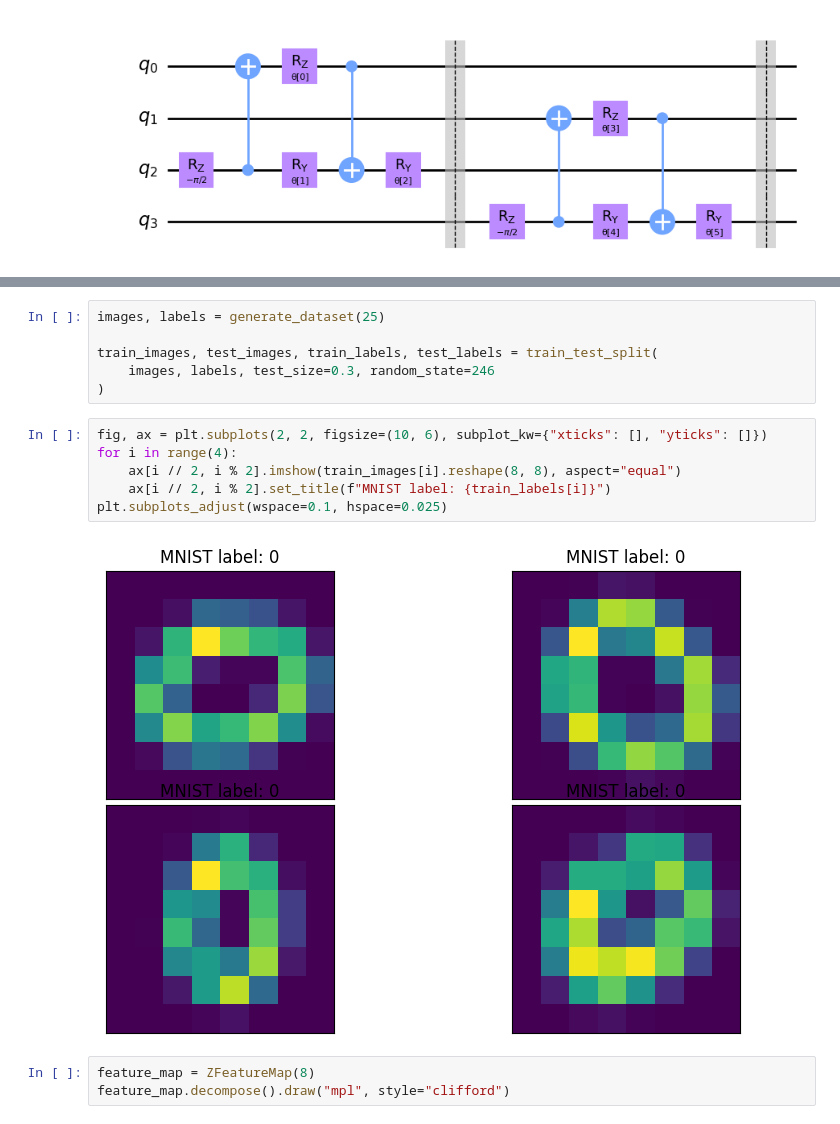
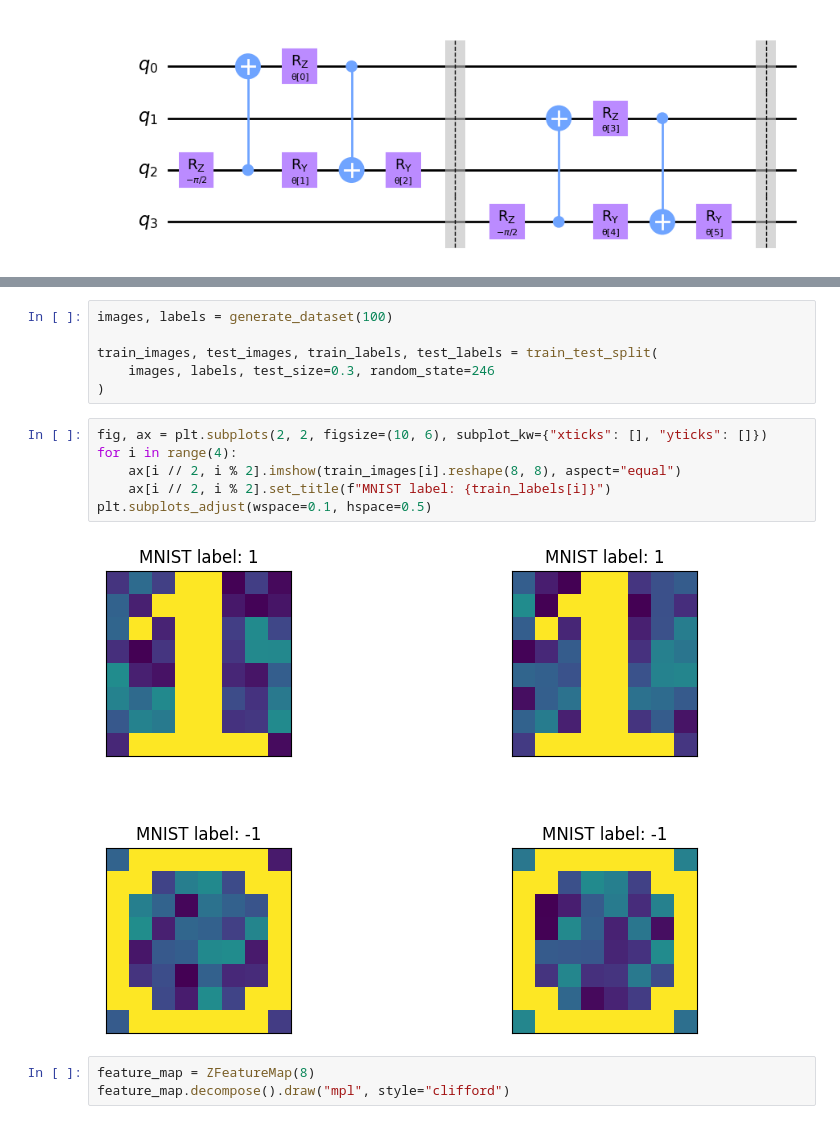
Before and after one commit to coteacarla/Hackathon_QC, a Jupyter notebook: Quantum_Convolution_Neural_Network.ipynb, the cells around one changed output, grey strips where cells are left out. Cells and saved outputs as stored; diff of their text form.

```diff
--- a/Quantum_Convolution_Neural_Network.ipynb
+++ b/Quantum_Convolution_Neural_Network.ipynb
@@ -133,6 +153,6 @@ def generate_dataset(num_images):
     return images, labels
 # %%
-images, labels = generate_dataset(25)
+images, labels = generate_dataset(100)
 
 train_images, test_images, train_labels, test_labels = train_test_split(
     images, labels, test_size=0.3, random_state=246
@@ -140,11 +160,11 @@ train_images, test_images, train_labels, test_labels = train_test_split(
 # %%
 fig, ax = plt.subplots(2, 2, figsize=(10, 6), subplot_kw={"xticks": [], "yticks": []})
 for i in range(4):
     ax[i // 2, i % 2].imshow(train_images[i].reshape(8, 8), aspect="equal")
     ax[i // 2, i % 2].set_title(f"MNIST label: {train_labels[i]}")
-plt.subplots_adjust(wspace=0.1, hspace=0.025)
+plt.subplots_adjust(wspace=0.1, hspace=0.5)
 # %% [output]
-[figure, old version]
+[figure, new version]
 # %%
 feature_map = ZFeatureMap(8)
 feature_map.decompose().draw("mpl", style="clifford")
```
Also changed, not shown: parts of 4 cells of this notebook, 1 other file.
